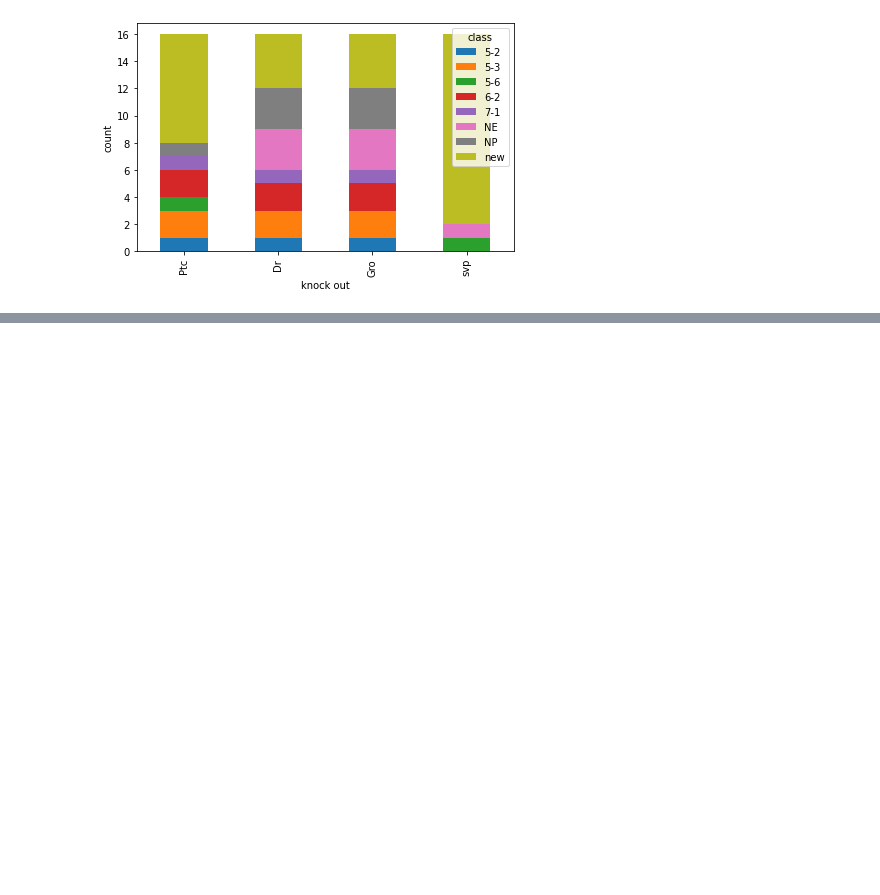
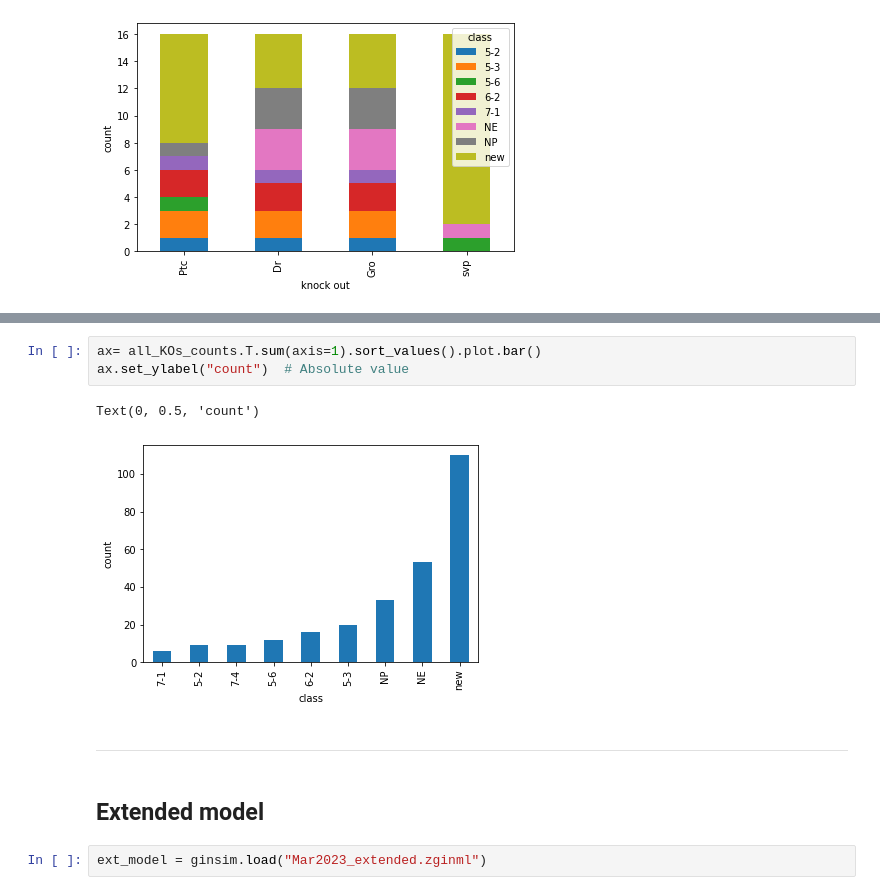
Before and after one commit to ozlembahar/devo-grn, a Jupyter notebook: notebooks/BooleanModel/ginsim.ipynb, the cells around one changed output, grey strips where cells are left out. Cells and saved outputs as stored; diff of their text form; blank space fills up the shorter version.

```diff
--- a/notebooks/BooleanModel/ginsim.ipynb
+++ b/notebooks/BooleanModel/ginsim.ipynb
@@ -654,0 +820,12 @@ plt.savefig('./perturbations/images/KOs_output_freqs_svp_ptc_dr_gro.png', dpi=10
+# %%
+ax= all_KOs_counts.T.sum(axis=1).sort_values().plot.bar()
+ax.set_ylabel("count")  # Absolute value
+# %% [output]
+Text(0, 0.5, 'count')
+[figure, added]
+# %% [markdown]
+------
+# %% [markdown]
+## Extended model
+# %%
+ext_model = ginsim.load("Mar2023_extended.zginml")
```
Also changed, not shown: parts of 47 cells of this notebook, 3 other files.
